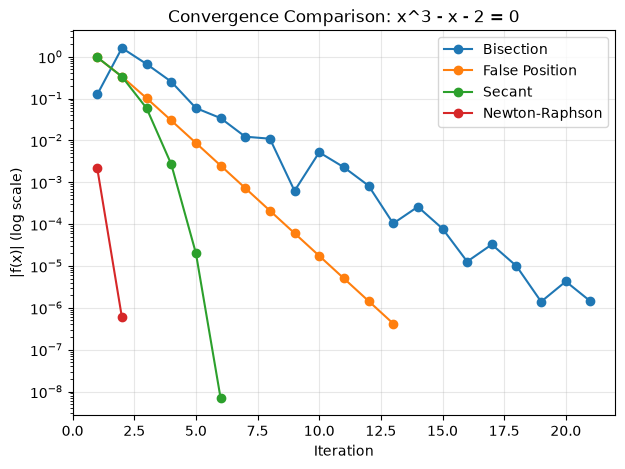
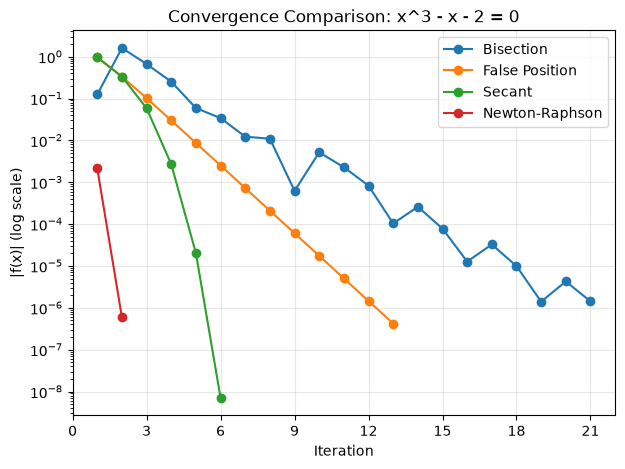
The notebook cell's code change between the first figure and the second:
--- before
+++ after
@@ -45,4 +45,5 @@
     plt.xlabel("Iteration")
     plt.ylabel("|f(x)| (log scale)")
+    plt.gca().xaxis.set_major_locator(MaxNLocator(integer=True))
     plt.legend()
     plt.grid(True, alpha=0.3)

Commit: feat(graph): implement iteration vs approximation graph